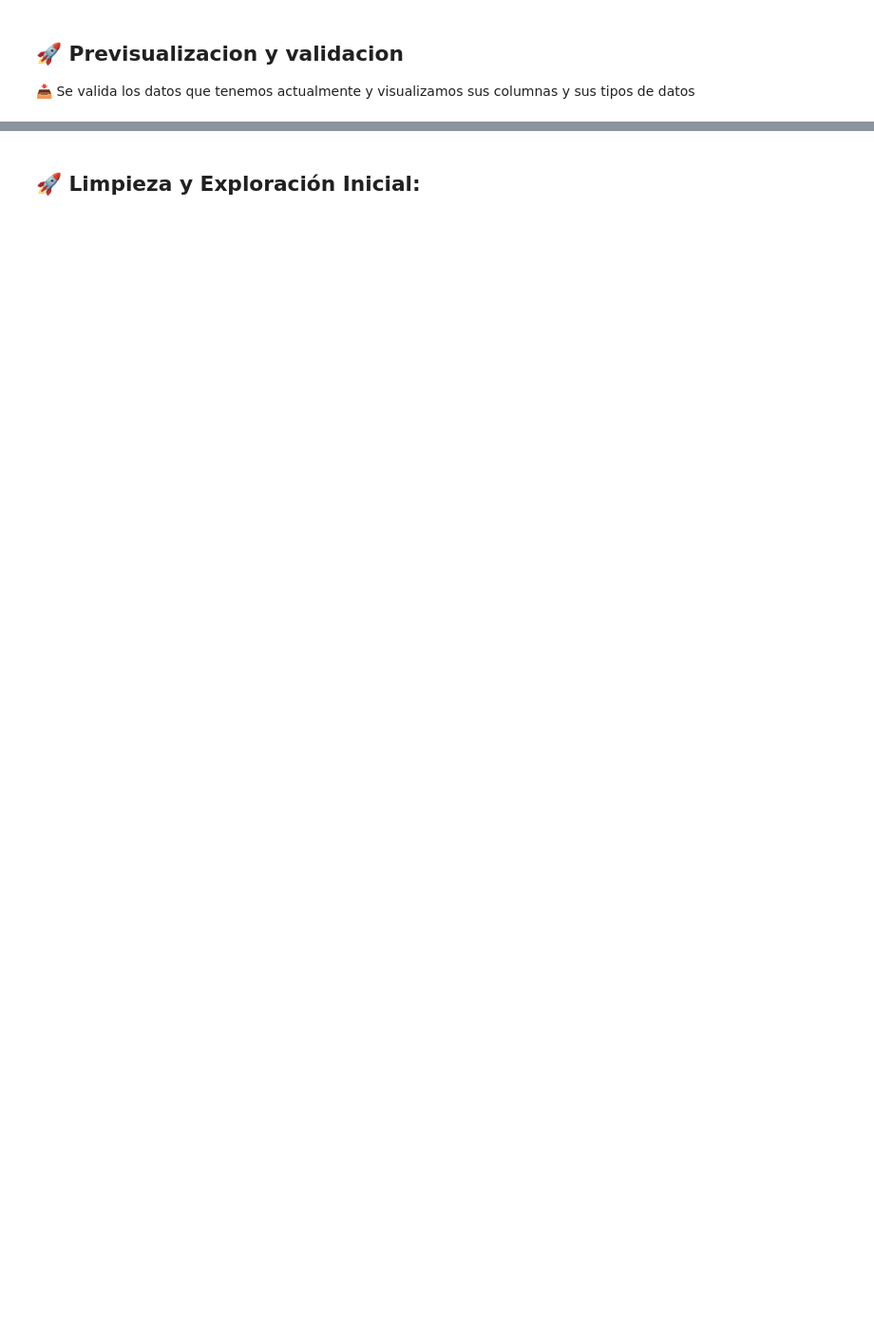
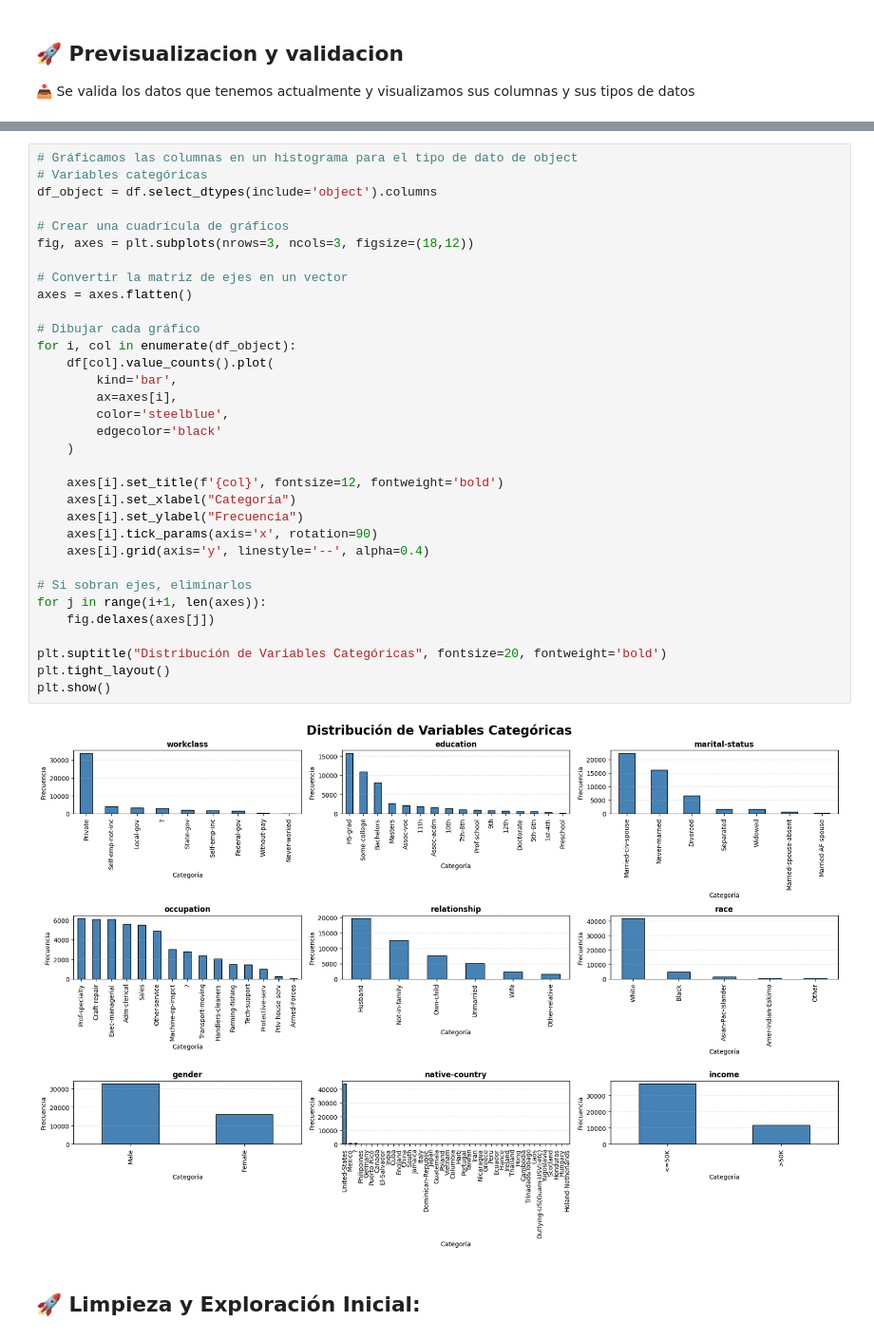
Before and after one commit to ChrisJavier/UIDE_3_WorkGroupDataMinning, a Jupyter notebook: Week01/WorkGroup/DAMI_CP_W1_E10.ipynb, the cells around one changed output, grey strips where cells are left out. Shown at 95% size. Saved outputs shown, nothing was run; the diff lists cells and outputs as text; blank space fills up the shorter version.

```diff
--- a/Week01/WorkGroup/DAMI_CP_W1_E10.ipynb
+++ b/Week01/WorkGroup/DAMI_CP_W1_E10.ipynb
@@ -156,3 +176,38 @@ memory usage: 137.9 KB
+# %%
+# Gráficamos las columnas en un histograma para el tipo de dato de object
+# Variables categóricas
+df_object = df.select_dtypes(include='object').columns
+
+# Crear una cuadrícula de gráficos
+fig, axes = plt.subplots(nrows=3, ncols=3, figsize=(18,12))
+
+# Convertir la matriz de ejes en un vector
+axes = axes.flatten()
+
+# Dibujar cada gráfico
+for i, col in enumerate(df_object):
+    df[col].value_counts().plot(
+        kind='bar',
+        ax=axes[i],
+        color='steelblue',
+        edgecolor='black'
+    )
+
+    axes[i].set_title(f'{col}', fontsize=12, fontweight='bold')
+    axes[i].set_xlabel("Categoría")
+    axes[i].set_ylabel("Frecuencia")
+    axes[i].tick_params(axis='x', rotation=90)
+    axes[i].grid(axis='y', linestyle='--', alpha=0.4)
+
+# Si sobran ejes, eliminarlos
+for j in range(i+1, len(axes)):
+    fig.delaxes(axes[j])
+
+plt.suptitle("Distribución de Variables Categóricas", fontsize=20, fontweight='bold')
+plt.tight_layout()
+plt.show()
+# %% [output]
+[figure, added]
 # %% [markdown]
 ## 🚀 Limpieza y Exploración Inicial:
 # %% [markdown]
```
Also changed, not shown: parts of 29 cells of this notebook.
